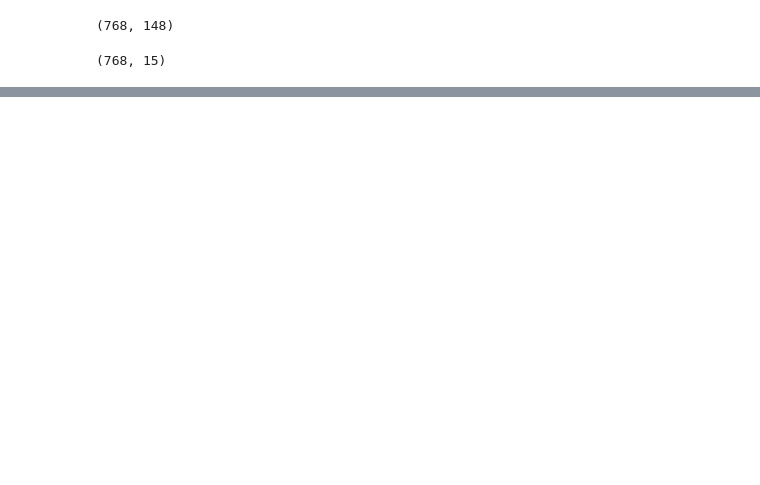
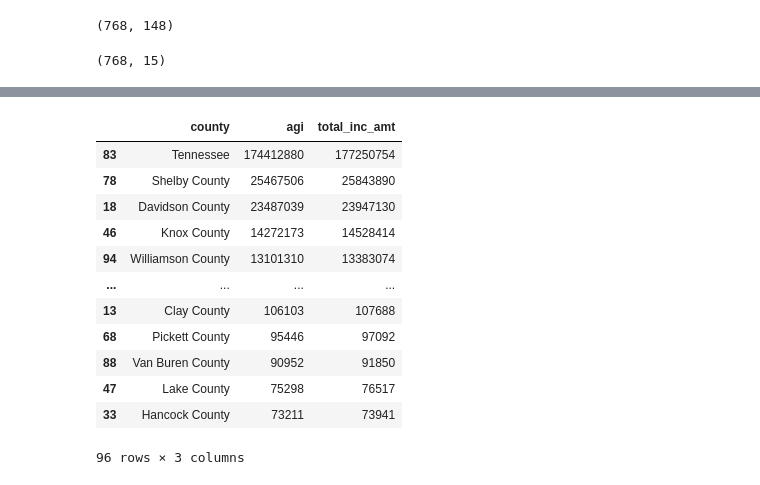
Before and after one commit to jinheepark0606/data-science-essentials-3, a Jupyter notebook: data/JP_week1.ipynb, the cells around one changed output, grey strips where cells are left out. Saved outputs shown, nothing was run; the diff lists cells and outputs as text; code cells hidden in the pictures; blank space fills up the shorter version.

```diff
--- a/data/JP_week1.ipynb
+++ b/data/JP_week1.ipynb
@@ -331,0 +410,16 @@ tn_income_df.iloc[:,0:2]
+# %%
+test.sort_values(by='agi',ascending=False)
+# %% [output]
+|  | county | agi | total_inc_amt |
+| 83 | Tennessee | 174412880 | 177250754 |
+| 78 | Shelby County | 25467506 | 25843890 |
+| 18 | Davidson County | 23487039 | 23947130 |
+| 46 | Knox County | 14272173 | 14528414 |
+| 94 | Williamson County | 13101310 | 13383074 |
+| ... | ... | ... | ... |
+| 13 | Clay County | 106103 | 107688 |
+| 68 | Pickett County | 95446 | 97092 |
+| 88 | Van Buren County | 90952 | 91850 |
+| 47 | Lake County | 75298 | 76517 |
+| 33 | Hancock County | 73211 | 73941 |
+96 rows × 3 columns
```
Also changed, not shown: parts of 66 cells of this notebook.
